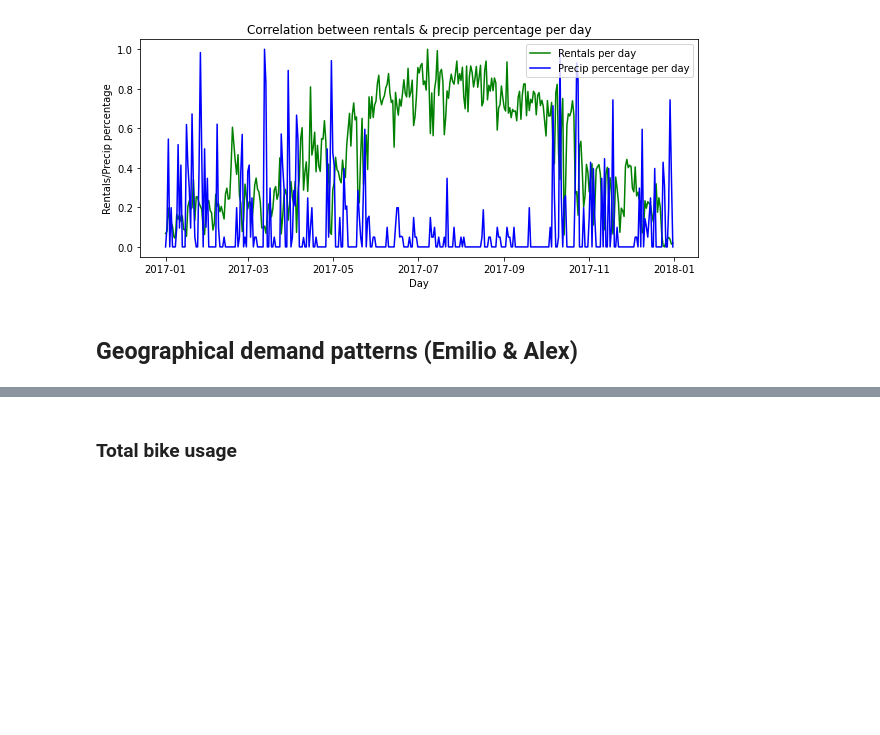
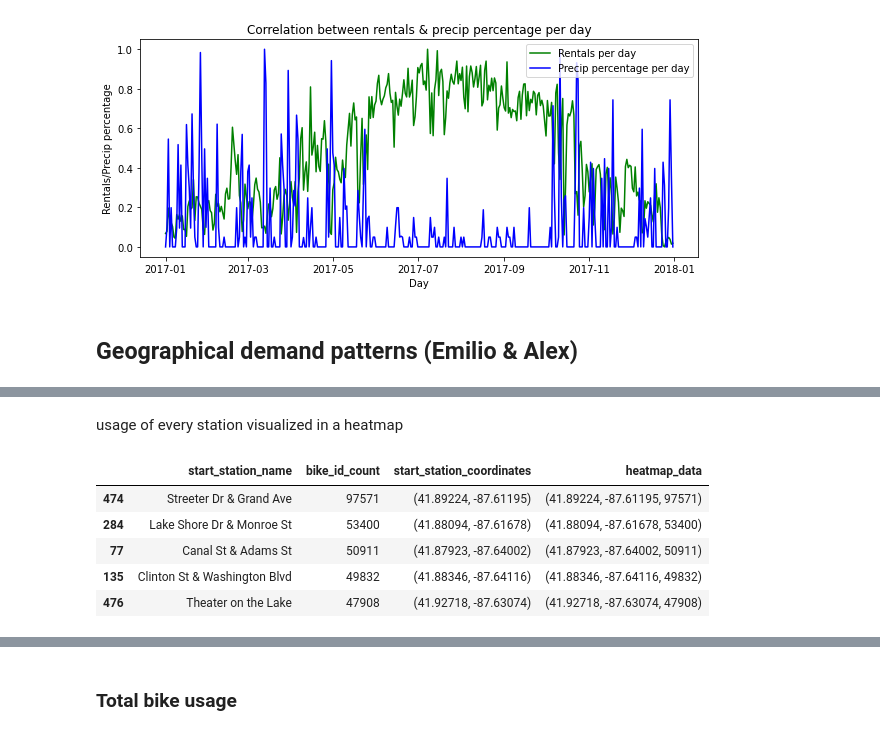
Before and after one commit to NeffIsBack/ThePredictors_DSML_Team_Assignment, a Jupyter notebook: Descriptive_Analytics.ipynb, the cells around one changed output, grey strips where cells are left out. Drawn from its saved outputs; the diff is of its cells as text; code cells hidden in the pictures; blank space fills up the shorter version.

```diff
--- a/Descriptive_Analytics.ipynb
+++ b/Descriptive_Analytics.ipynb
@@ -712,0 +734,10 @@ plt.show()
+# %%
+# formatting the retrieved data into location tuples
+def convertToTuple(x):
+    if not x == "NaN":
+        return tuple(map(float, x.split(" ")))
+    else:
+        return float('NaN')
+# %%
+chi_stations['start_station_coordinates'] = chi_stations['start_station_name'].map(newLocDict)
+chi_stations['start_station_coordinates'] = chi_stations['start_station_coordinates'].swifter.apply(lambda x: convertToTuple(x))
@@ -712,0 +749,2 @@ plt.show()
+# %%
+chi_stations = chi_stations[chi_stations["start_station_coordinates"].isnull()==False]
@@ -712,0 +771,2 @@ plt.show()
+# %% [markdown]
+usage of every station visualized in a heatmap
@@ -712,0 +779,21 @@ plt.show()
+# %%
+# get values for the new dataframe
+chi_stations_usage = chi_stations.groupby(["start_station_name"])["bike_id"].count()
+chi_stations_usage = pd.DataFrame({'start_station_name':chi_stations_usage.index, 'bike_id_count':chi_stations_usage.values})
+
+# retrieve location data and convert it
+chi_stations_usage["start_station_coordinates"] = chi_stations_usage["start_station_name"].map(newLocDict)
+chi_stations_usage['start_station_coordinates'] = chi_stations_usage['start_station_coordinates'].swifter.apply(lambda x: convertToTuple(x))
+
+# zip location and bike_id_count for heatmap
+chi_stations_usage['heatmap_data'] = [a + (b,) for a, b in zip(chi_stations_usage['start_station_coordinates'], chi_stations_usage['bike_id_count'])]
+# %%
+# replacing first entry with CircleMarker in order to keep heatmap weighting in reasonable scale
+chi_stations_usage.sort_values("bike_id_count", ascending=False).head()
+# %% [output]
+|  | start_station_name | bike_id_count | start_station_coordinates | heatmap_data |
+| 474 | Streeter Dr & Grand Ave | 97571 | (41.89224, -87.61195) | (41.89224, -87.61195, 97571) |
+| 284 | Lake Shore Dr & Monroe St | 53400 | (41.88094, -87.61678) | (41.88094, -87.61678, 53400) |
+| 77 | Canal St & Adams St | 50911 | (41.87923, -87.64002) | (41.87923, -87.64002, 50911) |
+| 135 | Clinton St & Washington Blvd | 49832 | (41.88346, -87.64116) | (41.88346, -87.64116, 49832) |
+| 476 | Theater on the Lake | 47908 | (41.92718, -87.63074) | (41.92718, -87.63074, 47908) |
```
Also changed, not shown: parts of 47 cells of this notebook, 2 other files.
